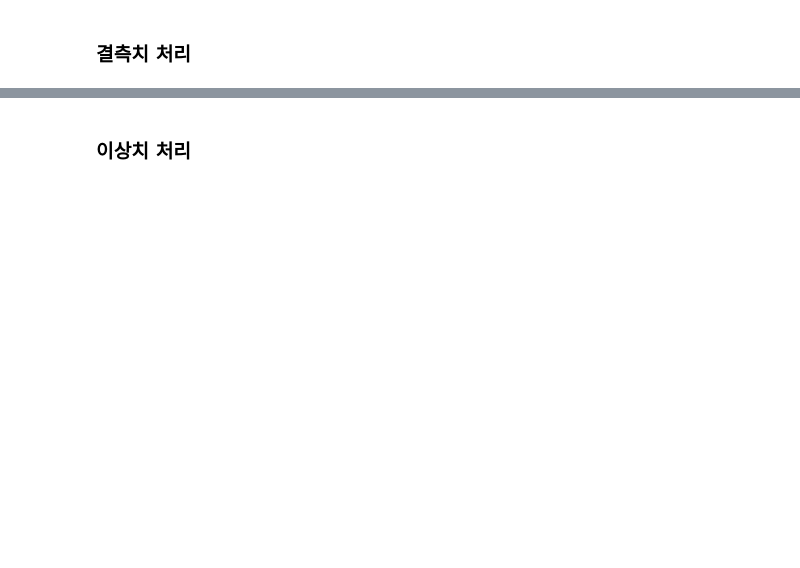
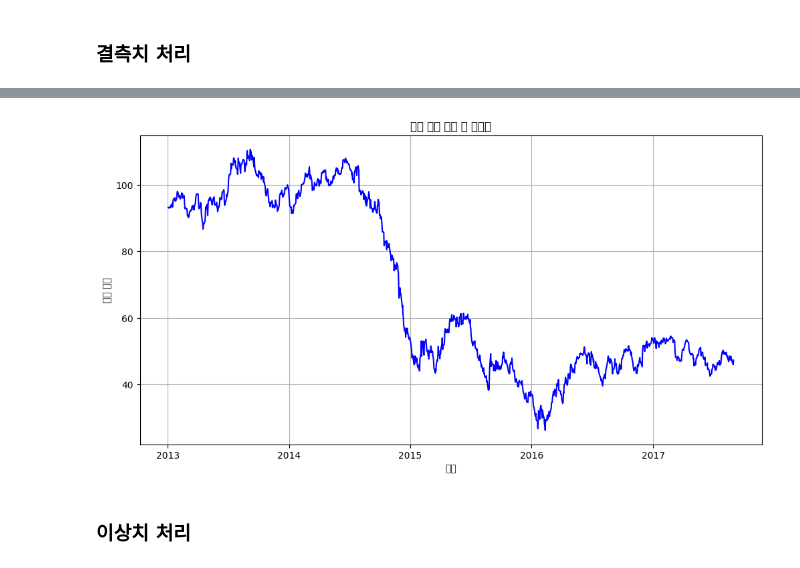
Before and after one commit to dotori97/Data-Analysis-with-Open-Source, a Jupyter notebook: 오픈소스_데이터_분석_7강.ipynb, the cells around one changed output, grey strips where cells are left out. Saved outputs shown, nothing was run; the diff lists cells and outputs as text; code cells hidden in the pictures; blank space fills up the shorter version.

```diff
--- a/오픈소스_데이터_분석_7강.ipynb
+++ b/오픈소스_데이터_분석_7강.ipynb
@@ -405,7 +585,7 @@ plt.show()
 oil_cleaned = oil.copy()
 
 ### 선형 보간법 적용한 원유 가격 데이터
-
+oil_cleaned['dcoilwtico'] = oil_cleaned['dcoilwtico'].interpolate(method='linear')
 
 plt.figure(figsize=(12, 6))
 plt.plot(oil_cleaned['date'], oil_cleaned['dcoilwtico'], 'b-')
@@ -414,3 +594,4 @@ plt.xlabel("날짜")
 plt.ylabel("원유 가격")
 plt.grid(True)
 plt.show()
+# %% [output]
@@ -417,3 +615,4 @@ plt.show()
+[figure, added]
 # %% [markdown]
 ### 이상치 처리
 # %%
```
Also changed, not shown: parts of 15 cells of this notebook.
